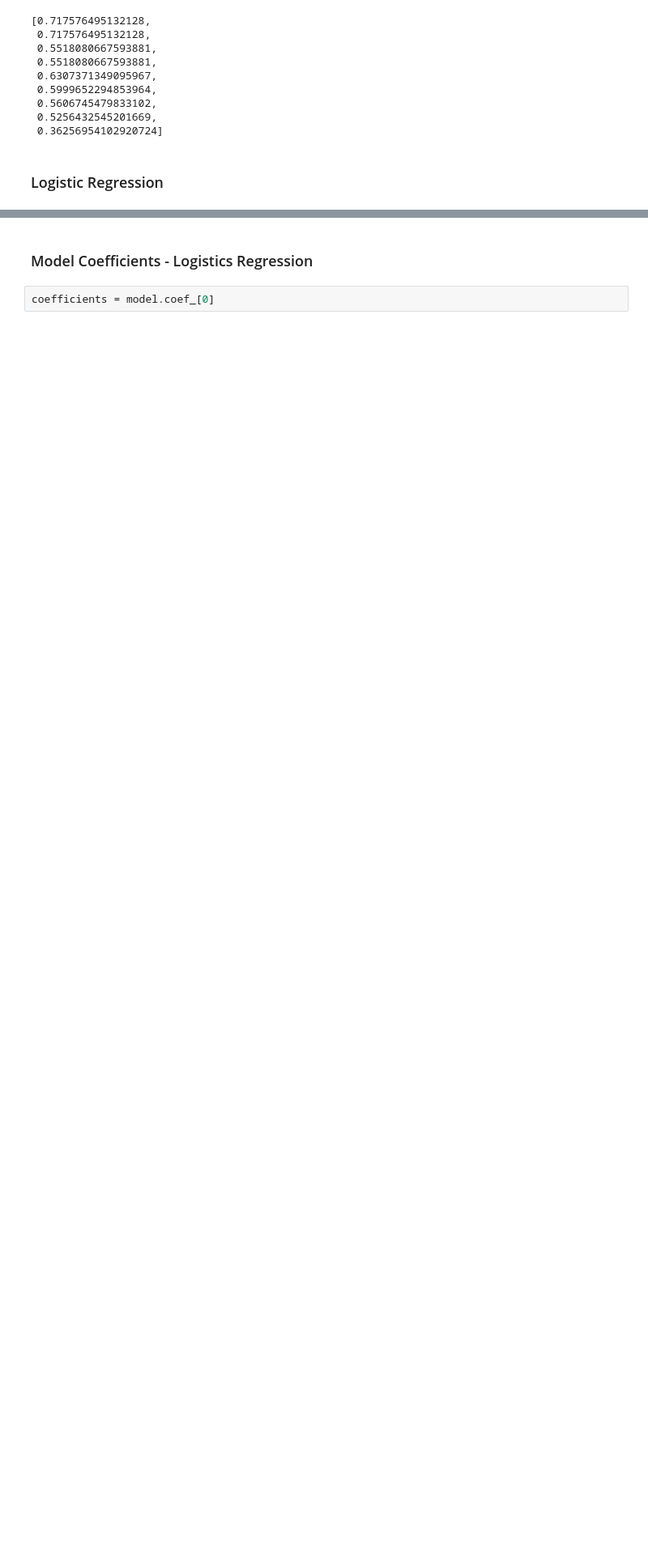
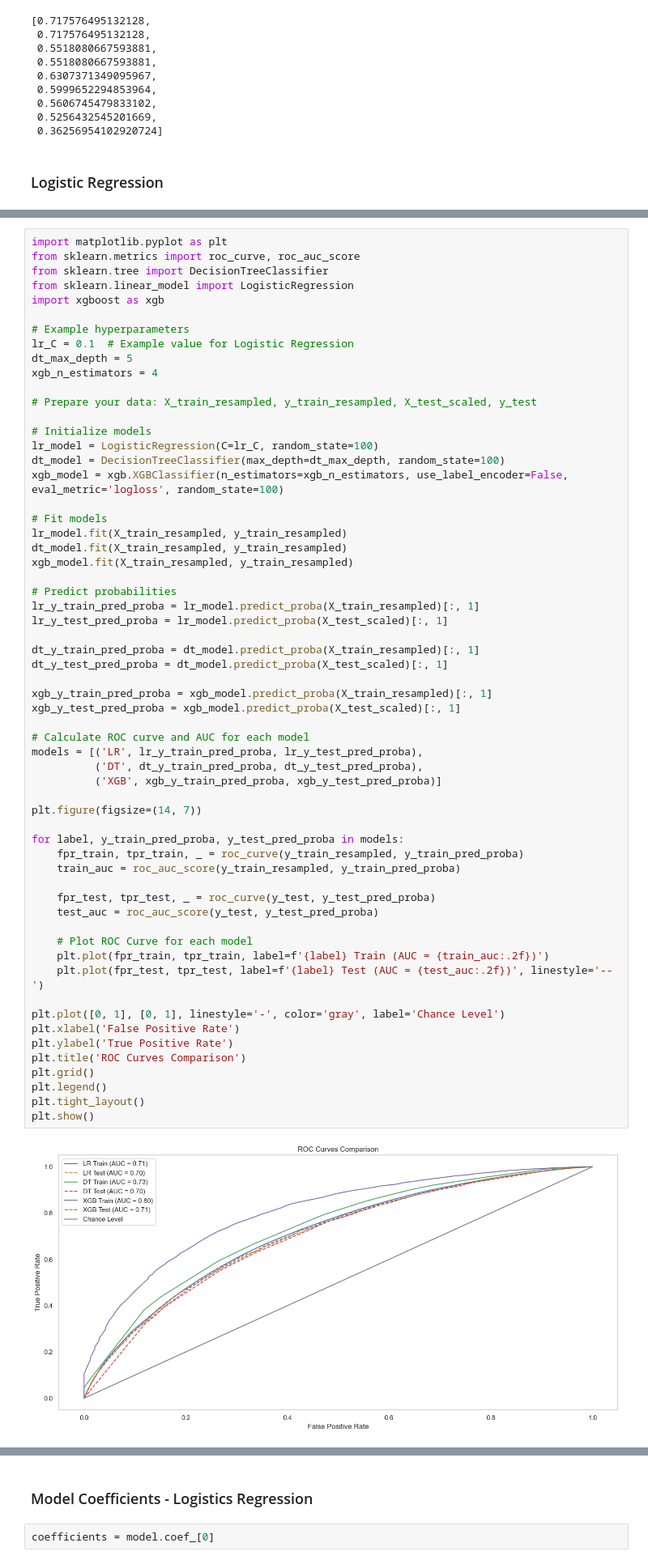
Before and after one commit to botchavs/capstone, a Jupyter notebook: Capstone_working.ipynb, the cells around one changed output, grey strips where cells are left out. Shown at 81% size. Cells and saved outputs as stored; diff of their text form; blank space fills up the shorter version.

Commit message:
Added the ROC and AUC plots for LR, DT and XGB

```diff
--- a/Capstone_working.ipynb
+++ b/Capstone_working.ipynb
@@ -2179,0 +2190,62 @@ plt.show()
+# %%
+import matplotlib.pyplot as plt
+from sklearn.metrics import roc_curve, roc_auc_score
+from sklearn.tree import DecisionTreeClassifier
+from sklearn.linear_model import LogisticRegression
+import xgboost as xgb
+
+# Example hyperparameters
+lr_C = 0.1  # Example value for Logistic Regression
+dt_max_depth = 5
+xgb_n_estimators = 4
+
+# Prepare your data: X_train_resampled, y_train_resampled, X_test_scaled, y_test
+
+# Initialize models
+lr_model = LogisticRegression(C=lr_C, random_state=100)
+dt_model = DecisionTreeClassifier(max_depth=dt_max_depth, random_state=100)
+xgb_model = xgb.XGBClassifier(n_estimators=xgb_n_estimators, use_label_encoder=False, eval_metric='logloss', random_state=100)
+
+# Fit models
+lr_model.fit(X_train_resampled, y_train_resampled)
+dt_model.fit(X_train_resampled, y_train_resampled)
+xgb_model.fit(X_train_resampled, y_train_resampled)
+
+# Predict probabilities
+lr_y_train_pred_proba = lr_model.predict_proba(X_train_resampled)[:, 1]
+lr_y_test_pred_proba = lr_model.predict_proba(X_test_scaled)[:, 1]
+
+dt_y_train_pred_proba = dt_model.predict_proba(X_train_resampled)[:, 1]
+dt_y_test_pred_proba = dt_model.predict_proba(X_test_scaled)[:, 1]
+
+xgb_y_train_pred_proba = xgb_model.predict_proba(X_train_resampled)[:, 1]
+xgb_y_test_pred_proba = xgb_model.predict_proba(X_test_scaled)[:, 1]
+
+# Calculate ROC curve and AUC for each model
+models = [('LR', lr_y_train_pred_proba, lr_y_test_pred_proba),
+          ('DT', dt_y_train_pred_proba, dt_y_test_pred_proba),
+          ('XGB', xgb_y_train_pred_proba, xgb_y_test_pred_proba)]
+
+plt.figure(figsize=(14, 7))
+
+for label, y_train_pred_proba, y_test_pred_proba in models:
+    fpr_train, tpr_train, _ = roc_curve(y_train_resampled, y_train_pred_proba)
+    train_auc = roc_auc_score(y_train_resampled, y_train_pred_proba)
+
+    fpr_test, tpr_test, _ = roc_curve(y_test, y_test_pred_proba)
+    test_auc = roc_auc_score(y_test, y_test_pred_proba)
+
+    # Plot ROC Curve for each model
+    plt.plot(fpr_train, tpr_train, label=f'{label} Train (AUC = {train_auc:.2f})')
+    plt.plot(fpr_test, tpr_test, label=f'{label} Test (AUC = {test_auc:.2f})', linestyle='--')
+
+plt.plot([0, 1], [0, 1], linestyle='-', color='gray', label='Chance Level')
+plt.xlabel('False Positive Rate')
+plt.ylabel('True Positive Rate')
+plt.title('ROC Curves Comparison')
+plt.grid()
+plt.legend()
+plt.tight_layout()
+plt.show()
+# %% [output]
+[figure, added]
```
Also changed, not shown: parts of 79 cells of this notebook, 1 other file.
